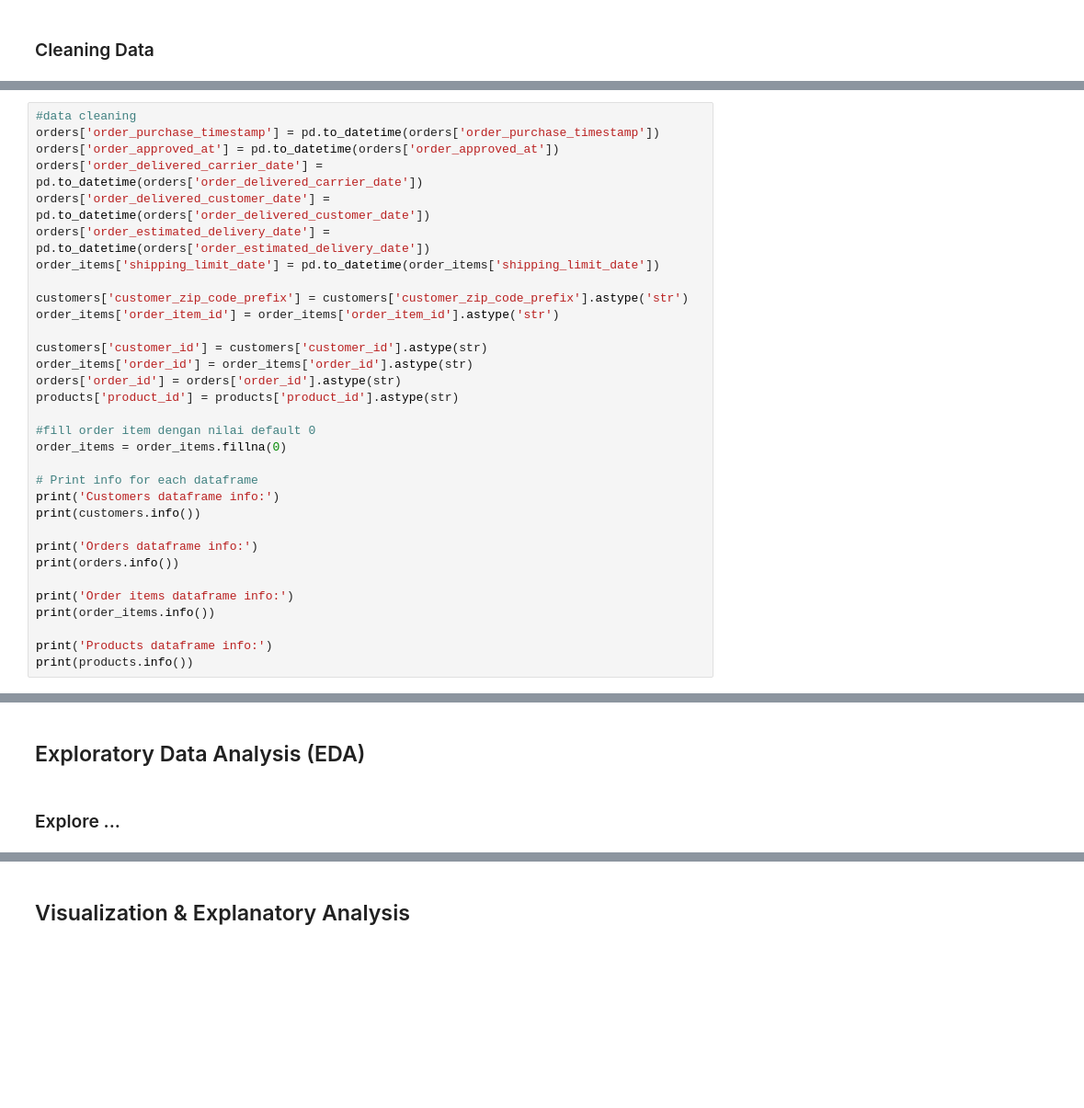
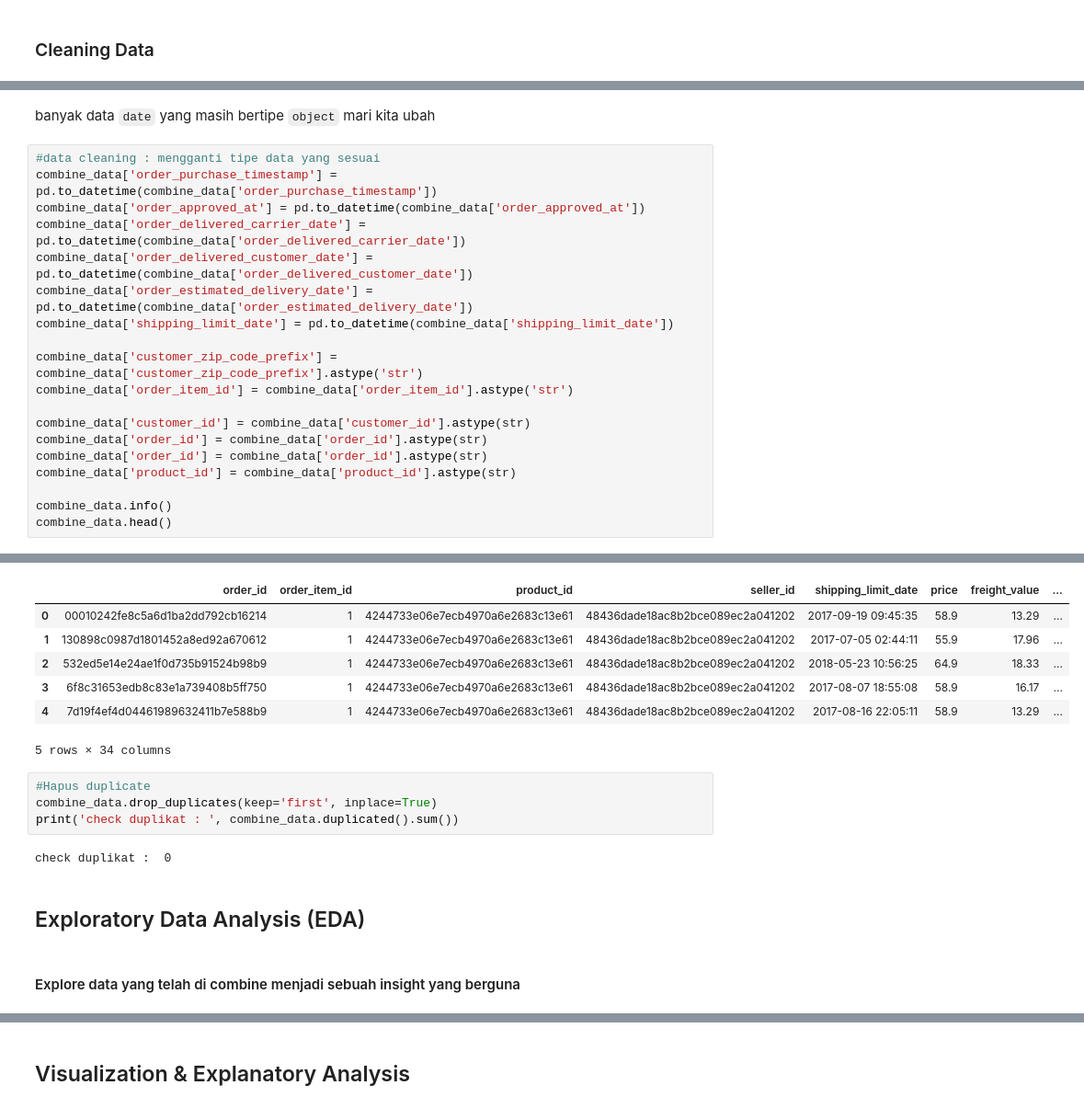
Before and after one commit to zhavei/Data-Analyst-Project-Ecommerce-Public-Dataset, a Jupyter notebook: notebook.ipynb, the cells around one changed output, grey strips where cells are left out. Shown at 92% size. Drawn from its saved outputs; the diff is of its cells as text; blank space fills up the shorter version.

```diff
--- a/notebook.ipynb
+++ b/notebook.ipynb
@@ -168,33 +367,22 @@ membersihkan data customer, order_item, orders, dan products.
+# %% [markdown]
+banyak data `date` yang masih bertipe `object` mari kita ubah
 # %%
-#data cleaning
-orders['order_purchase_timestamp'] = pd.to_datetime(orders['order_purchase_timestamp'])
-orders['order_approved_at'] = pd.to_datetime(orders['order_approved_at'])
-orders['order_delivered_carrier_date'] = pd.to_datetime(orders['order_delivered_carrier_date'])
-orders['order_delivered_customer_date'] = pd.to_datetime(orders['order_delivered_customer_date'])
-orders['order_estimated_delivery_date'] = pd.to_datetime(orders['order_estimated_delivery_date'])
-order_items['shipping_limit_date'] = pd.to_datetime(order_items['shipping_limit_date'])
+#data cleaning : mengganti tipe data yang sesuai
+combine_data['order_purchase_timestamp'] = pd.to_datetime(combine_data['order_purchase_timestamp'])
+combine_data['order_approved_at'] = pd.to_datetime(combine_data['order_approved_at'])
+combine_data['order_delivered_carrier_date'] = pd.to_datetime(combine_data['order_delivered_carrier_date'])
+combine_data['order_delivered_customer_date'] = pd.to_datetime(combine_data['order_delivered_customer_date'])
+combine_data['order_estimated_delivery_date'] = pd.to_datetime(combine_data['order_estimated_delivery_date'])
+combine_data['shipping_limit_date'] = pd.to_datetime(combine_data['shipping_limit_date'])
 
-customers['customer_zip_code_prefix'] = customers['customer_zip_code_prefix'].astype('str')
-order_items['order_item_id'] = order_items['order_item_id'].astype('str')
+combine_data['customer_zip_code_prefix'] = combine_data['customer_zip_code_prefix'].astype('str')
+combine_data['order_item_id'] = combine_data['order_item_id'].astype('str')
 
-customers['customer_id'] = customers['customer_id'].astype(str)
-order_items['order_id'] = order_items['order_id'].astype(str)
-orders['order_id'] = orders['order_id'].astype(str)
-products['product_id'] = products['product_id'].astype(str)
+combine_data['customer_id'] = combine_data['customer_id'].astype(str)
+combine_data['order_id'] = combine_data['order_id'].astype(str)
+combine_data['order_id'] = combine_data['order_id'].astype(str)
+combine_data['product_id'] = combine_data['product_id'].astype(str)
 
-#fill order item dengan nilai default 0
-order_items = order_items.fillna(0)
-
-# Print info for each dataframe
-print('Customers dataframe info:')
-print(customers.info())
-
-print('Orders dataframe info:')
-print(orders.info())
-
-print('Order items dataframe info:')
-print(order_items.info())
-
-print('Products dataframe info:')
-print(products.info())
+combine_data.info()
+combine_data.head()
 # %% [output]
@@ -218,4 +406,17 @@ None
+|  | order_id | order_item_id | product_id | seller_id | shipping_limit_date | price | freight_value | ... |
+| 0 | 00010242fe8c5a6d1ba2dd792cb16214 | 1 | 4244733e06e7ecb4970a6e2683c13e61 | 48436dade18ac8b2bce089ec2a041202 | 2017-09-19 09:45:35 | 58.9 | 13.29 | ... |
+| 1 | 130898c0987d1801452a8ed92a670612 | 1 | 4244733e06e7ecb4970a6e2683c13e61 | 48436dade18ac8b2bce089ec2a041202 | 2017-07-05 02:44:11 | 55.9 | 17.96 | ... |
+| 2 | 532ed5e14e24ae1f0d735b91524b98b9 | 1 | 4244733e06e7ecb4970a6e2683c13e61 | 48436dade18ac8b2bce089ec2a041202 | 2018-05-23 10:56:25 | 64.9 | 18.33 | ... |
+| 3 | 6f8c31653edb8c83e1a739408b5ff750 | 1 | 4244733e06e7ecb4970a6e2683c13e61 | 48436dade18ac8b2bce089ec2a041202 | 2017-08-07 18:55:08 | 58.9 | 16.17 | ... |
+| 4 | 7d19f4ef4d04461989632411b7e588b9 | 1 | 4244733e06e7ecb4970a6e2683c13e61 | 48436dade18ac8b2bce089ec2a041202 | 2017-08-16 22:05:11 | 58.9 | 13.29 | ... |
+5 rows × 34 columns
+# %%
+#Hapus duplicate
+combine_data.drop_duplicates(keep='first', inplace=True)
+print('check duplikat : ', combine_data.duplicated().sum())
+# %% [output]
+check duplikat :  0
 # %% [markdown]
 ## Exploratory Data Analysis (EDA)
-# %% [markdown]
-### Explore ...
+# %% [markdown]
+#### Explore data yang telah di combine menjadi sebuah insight yang berguna
```
Also changed, not shown: parts of 16 cells of this notebook, 1 other file.
